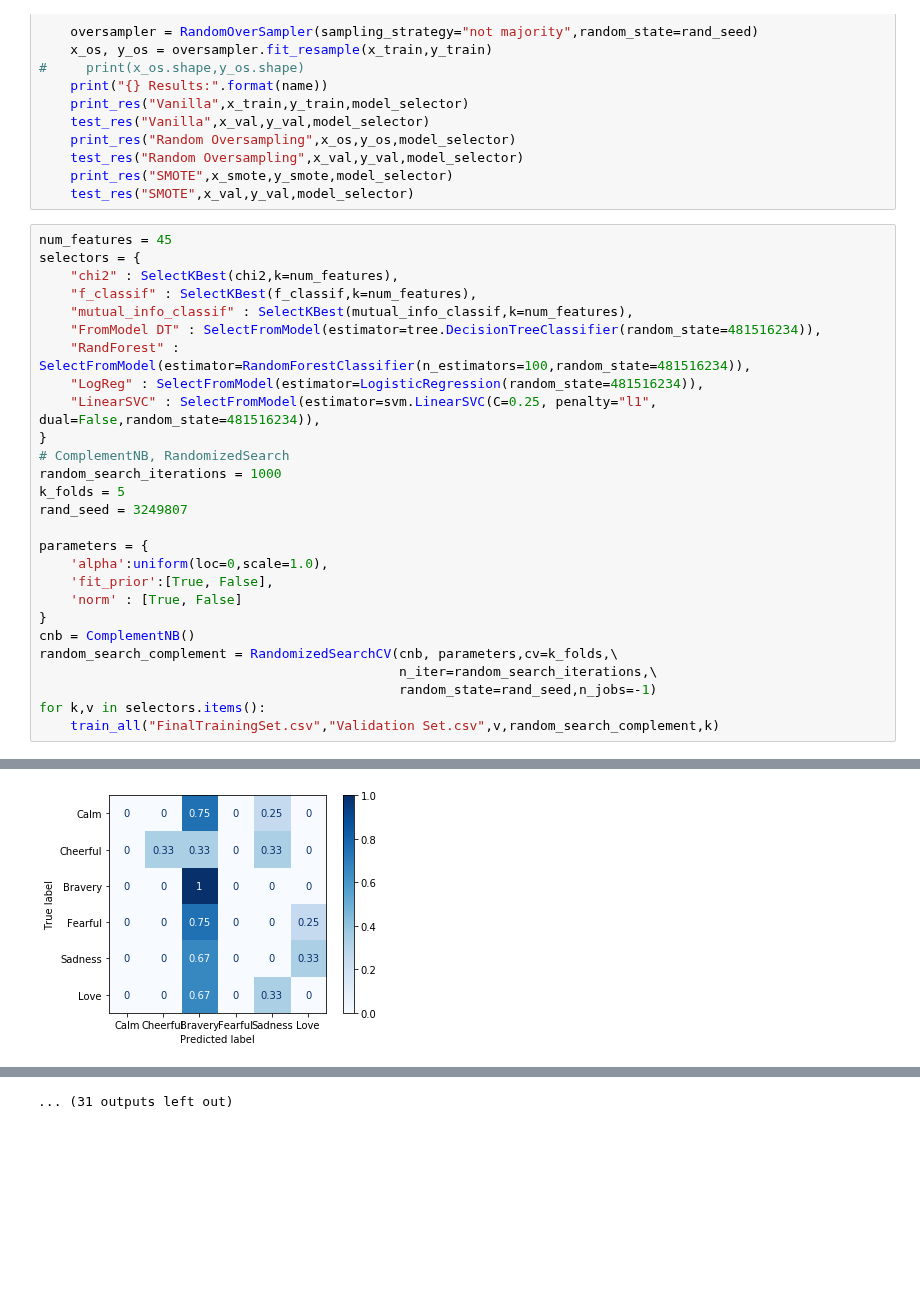
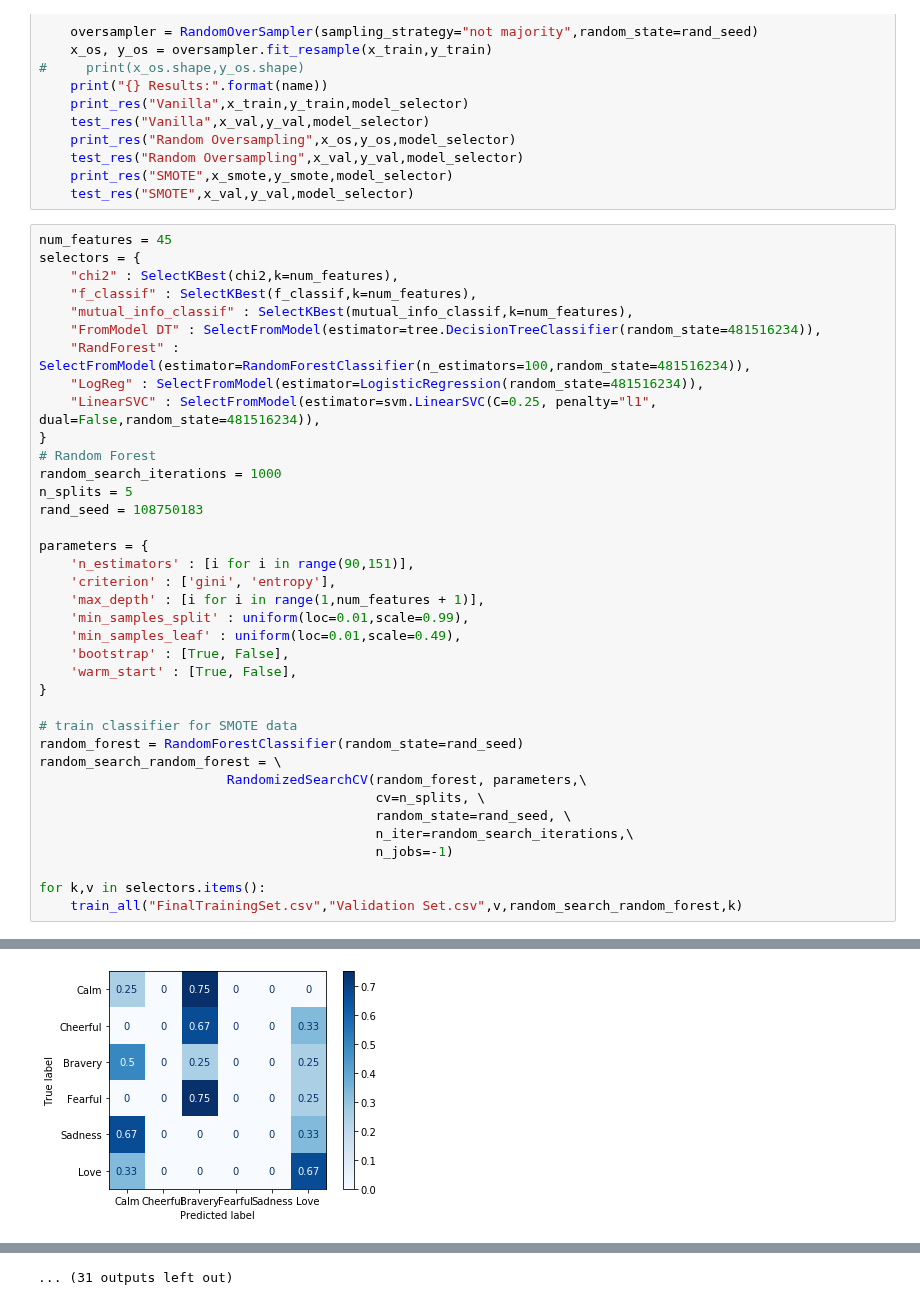
Before and after one commit to gracielnunciob/XLB48, a Jupyter notebook: Notebooks/Training/Testing.ipynb, the cells around one changed output, grey strips where cells are left out. Cells and saved outputs as stored; diff of their text form; blank space fills up the shorter version.

Commit message:
Random Forest Tests

```diff
--- a/Notebooks/Training/Testing.ipynb
+++ b/Notebooks/Training/Testing.ipynb
@@ -65,21 +65,31 @@ selectors = {
     "LogReg" : SelectFromModel(estimator=LogisticRegression(random_state=481516234)),
     "LinearSVC" : SelectFromModel(estimator=svm.LinearSVC(C=0.25, penalty="l1", dual=False,random_state=481516234)),
 }
-# ComplementNB, RandomizedSearch
+# Random Forest
 random_search_iterations = 1000
-k_folds = 5
-rand_seed = 3249807
+n_splits = 5
+rand_seed = 108750183
 
 parameters = {
-    'alpha':uniform(loc=0,scale=1.0),
-    'fit_prior':[True, False],
-    'norm' : [True, False]
+    'n_estimators' : [i for i in range(90,151)],
+    'criterion' : ['gini', 'entropy'],
+    'max_depth' : [i for i in range(1,num_features + 1)],
+    'min_samples_split' : uniform(loc=0.01,scale=0.99),
+    'min_samples_leaf' : uniform(loc=0.01,scale=0.49),
+    'bootstrap' : [True, False],
+    'warm_start' : [True, False],
 }
-cnb = ComplementNB()
-random_search_complement = RandomizedSearchCV(cnb, parameters,cv=k_folds,\
-                                              n_iter=random_search_iterations,\
-                                              random_state=rand_seed,n_jobs=-1)
+
+# train classifier for SMOTE data
+random_forest = RandomForestClassifier(random_state=rand_seed)
+random_search_random_forest = \
+                        RandomizedSearchCV(random_forest, parameters,\
+                                           cv=n_splits, \
+                                           random_state=rand_seed, \
+                                           n_iter=random_search_iterations,\
+                                           n_jobs=-1)
+
 for k,v in selectors.items():
-    train_all("FinalTrainingSet.csv","Validation Set.csv",v,random_search_complement,k)
+    train_all("FinalTrainingSet.csv","Validation Set.csv",v,random_search_random_forest,k)
 # %% [output]
 chi2 Results:
@@ -107 +117 @@ SMOTE F1-score: 0.09
-[figure, old version]
+[figure, new version]
```
Also changed, not shown: parts of 2 cells of this notebook, 1 other file.
